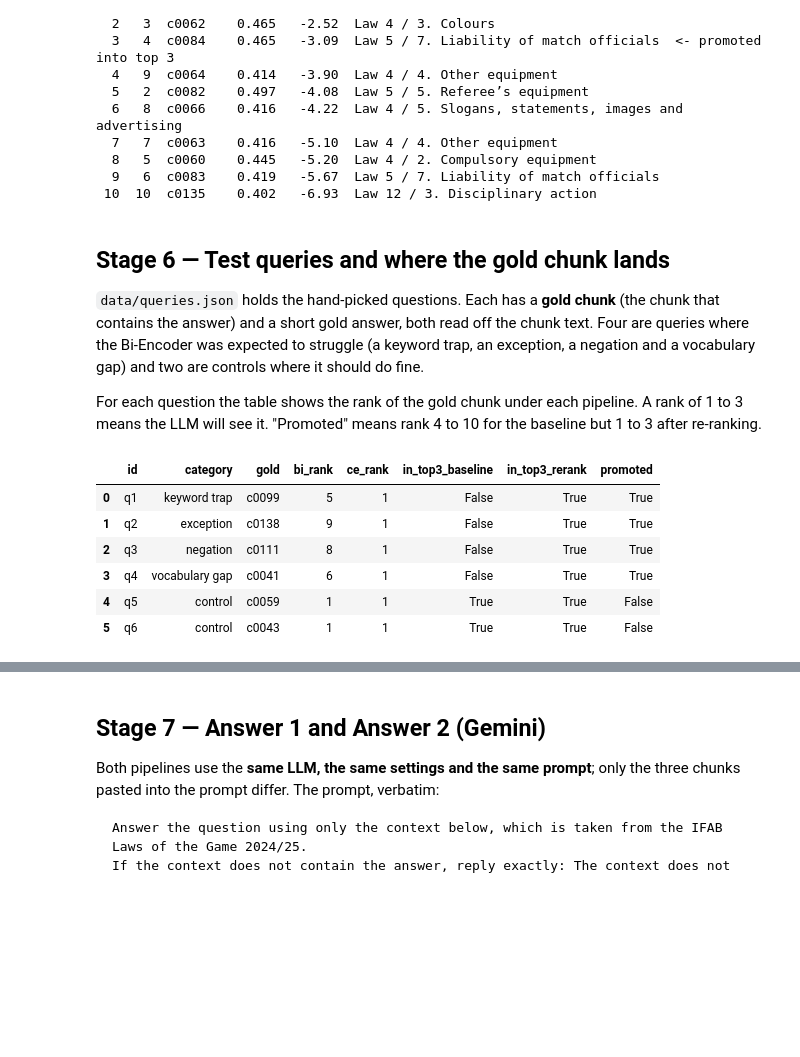
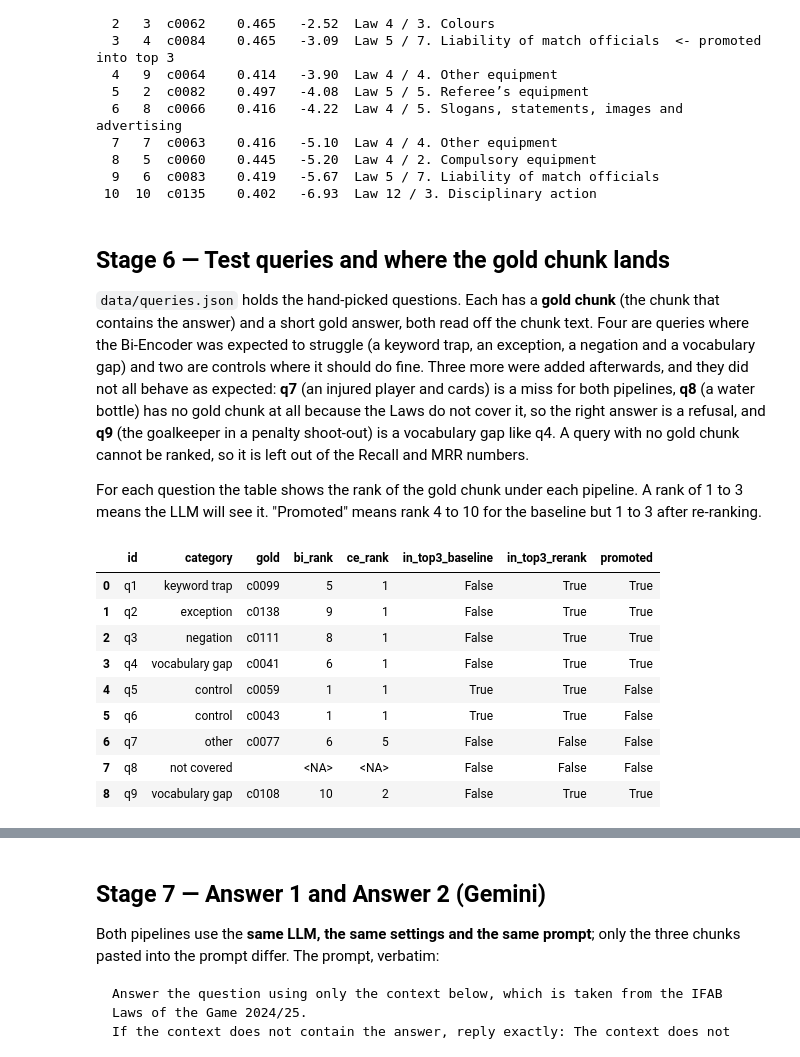
Before and after one commit to N03L-22/LMA_A1_RAG, a Jupyter notebook: rag_reranking.ipynb, the cells around one changed output, grey strips where cells are left out. Drawn from its saved outputs; the diff is of its cells as text; code cells hidden in the pictures; blank space fills up the shorter version.

Commit message:
Add three queries (q7 injured player cards, q8 water bottle, q9 goalkeeper in shoot-out); metrics skip queries with no gold chunk
Co-Authored-By: Claude Sonnet 5.5 <noreply@anthropic.com>

```diff
--- a/rag_reranking.ipynb
+++ b/rag_reranking.ipynb
@@ -574,7 +574,11 @@ new old  chunk       bi   cross  section / heading
 `data/queries.json` holds the hand-picked questions. Each has a **gold chunk** (the chunk that contains the
 answer) and a short gold answer, both read off the chunk text. Four are queries where the Bi-Encoder
 was expected to struggle (a keyword trap, an exception, a negation and a vocabulary gap) and two are
-controls where it should do fine.
+controls where it should do fine. Three more were added afterwards, and they did not all behave as
+expected: **q7** (an injured player and cards) is a miss for both pipelines, **q8** (a water bottle) has no
+gold chunk at all because the Laws do not cover it, so the right answer is a refusal, and **q9** (the
+goalkeeper in a penalty shoot-out) is a vocabulary gap like q4. A query with no gold chunk cannot be ranked,
+so it is left out of the Recall and MRR numbers.
 
 For each question the table shows the rank of the gold chunk under each pipeline. A rank of 1 to 3 means
 the LLM will see it. "Promoted" means rank 4 to 10 for the baseline but 1 to 3 after re-ranking.
@@ -591,33 +595,37 @@ def best_rank(ranked_chunk_ids, gold_chunk_ids):
 rankings = {}                                              # query id -> {"baseline": ..., "reranked": ...}
 rank_rows = []
 for query in queries:
     candidates = retrieve(query["question"])                       # Pipeline 1: Bi-Encoder top 10
     reranked = rerank(query["question"], candidates)               # Pipeline 2: same 10, re-sorted by the Cross-Encoder
     baseline_order = [chunk_id for chunk_id, _ in candidates]
     reranked_order = [chunk_id for chunk_id, _ in reranked]
     rankings[query["id"]] = {"baseline": candidates, "reranked": reranked}
     baseline_rank = best_rank(baseline_order, query["gold_chunks"])
     reranked_rank = best_rank(reranked_order, query["gold_chunks"])
     rank_rows.append({
         "id": query["id"], "category": query["category"], "gold": ",".join(query["gold_chunks"]),
         "bi_rank": baseline_rank, "ce_rank": reranked_rank,        # column names kept short: they are the saved CSV's format
         "in_top3_baseline": bool(baseline_rank and baseline_rank <= num_context_chunks),
         "in_top3_rerank": bool(reranked_rank and reranked_rank <= num_context_chunks),
         # promoted = outside the top 3 for the baseline, inside it after re-ranking
         "promoted": bool(baseline_rank and reranked_rank and baseline_rank > num_context_chunks and reranked_rank <= num_context_chunks),
     })
 rank_table = pd.DataFrame(rank_rows)
+rank_table[["bi_rank", "ce_rank"]] = rank_table[["bi_rank", "ce_rank"]].astype("Int64")   # whole numbers; blank when a query has no gold chunk
 (project_root / "results").mkdir(exist_ok=True)
 rank_table.to_csv(project_root / "results" / "rank_shifts.csv", index=False)
 rank_table
 # %% [output]
 |  | id | category | gold | bi_rank | ce_rank | in_top3_baseline | in_top3_rerank | promoted |
 | 0 | q1 | keyword trap | c0099 | 5 | 1 | False | True | True |
 | 1 | q2 | exception | c0138 | 9 | 1 | False | True | True |
 | 2 | q3 | negation | c0111 | 8 | 1 | False | True | True |
 | 3 | q4 | vocabulary gap | c0041 | 6 | 1 | False | True | True |
 | 4 | q5 | control | c0059 | 1 | 1 | True | True | False |
 | 5 | q6 | control | c0043 | 1 | 1 | True | True | False |
+| 6 | q7 | other | c0077 | 6 | 5 | False | False | False |
+| 7 | q8 | not covered |  | <NA> | <NA> | False | False | False |
+| 8 | q9 | vocabulary gap | c0108 | 10 | 2 | False | True | True |
 # %%
 # The full top 10 for each query: old position (baseline) -> new position (re-ranked), with both scores.
 for query in queries:
```
Also changed, not shown: parts of 7 cells of this notebook, 6 other files.
